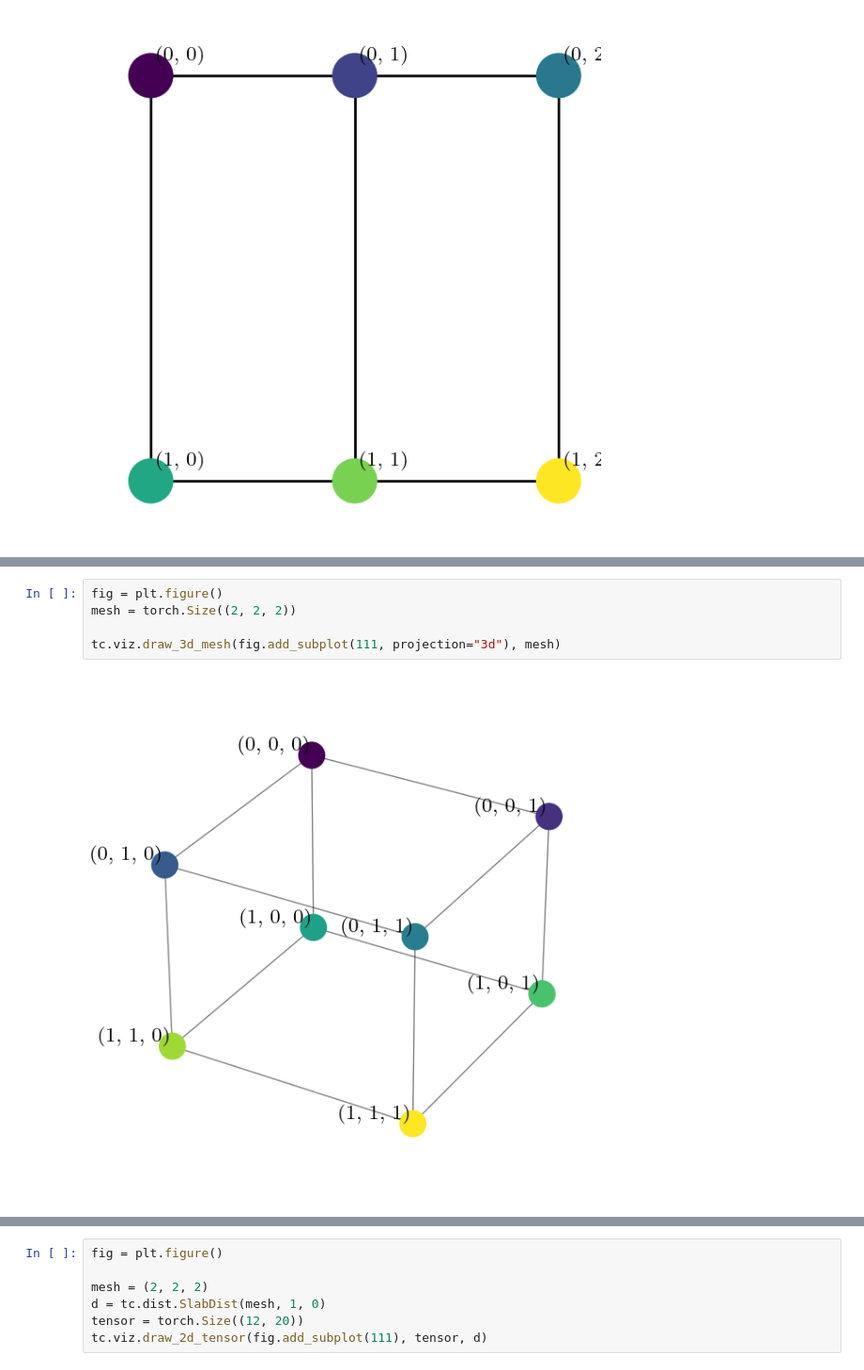
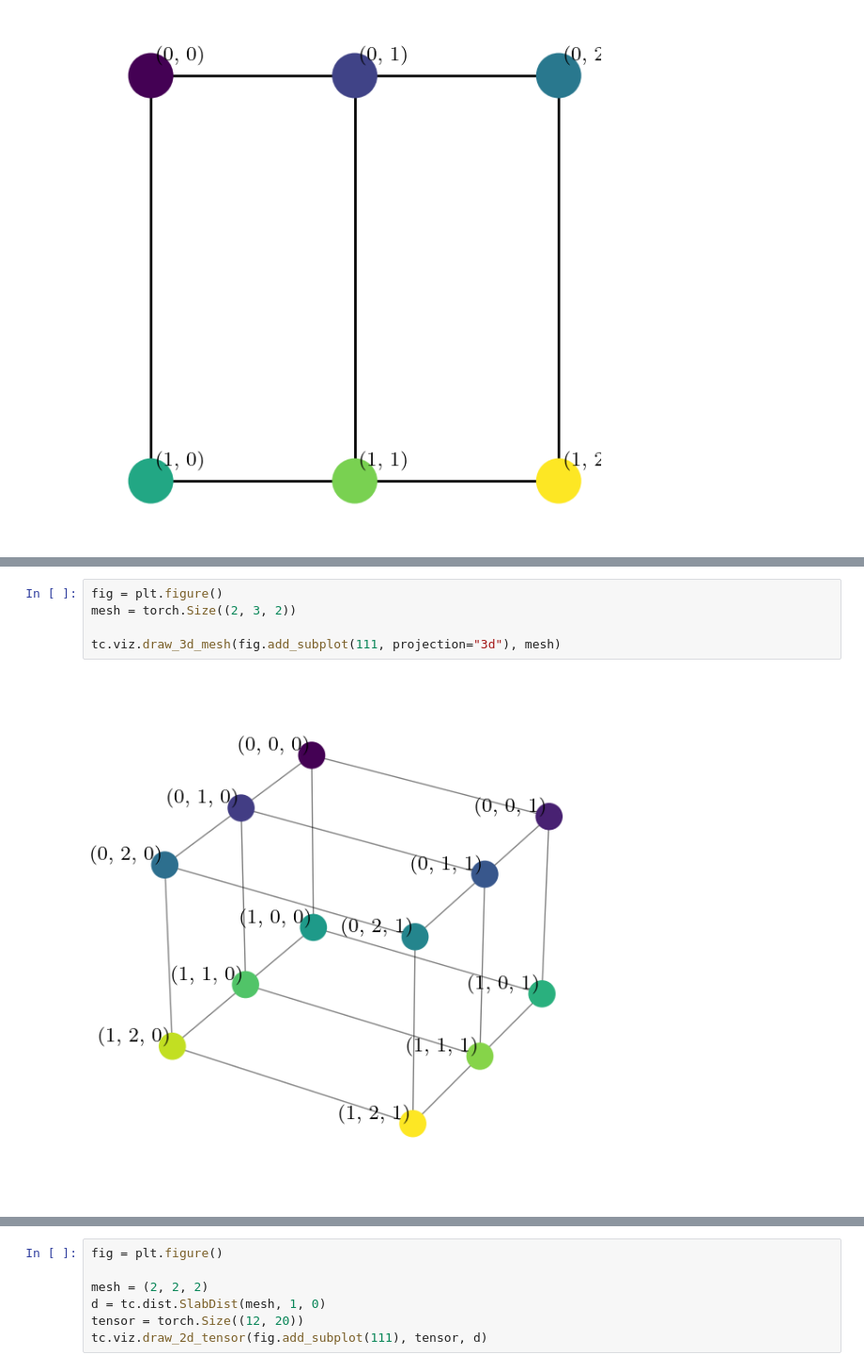
Before and after one commit to Helmholtz-AI-Energy/tensorcraft, a Jupyter notebook: notebooks/viz_basics.ipynb, the cells around one changed output, grey strips where cells are left out. Shown at 94% size. Saved outputs shown, nothing was run; the diff lists cells and outputs as text.

```diff
--- a/notebooks/viz_basics.ipynb
+++ b/notebooks/viz_basics.ipynb
@@ -46,10 +56,10 @@ tc.viz.draw_2d_mesh(fig.add_subplot(111), mesh)
 # %%
 fig = plt.figure()
-mesh = torch.Size((2, 2, 2))
+mesh = torch.Size((2, 3, 2))
 
 tc.viz.draw_3d_mesh(fig.add_subplot(111, projection="3d"), mesh)
 # %% [output]
-[figure, old version]
+[figure, new version]
 # %%
 import math
 
```
Also changed, not shown: parts of 6 cells of this notebook, 53 other files.
